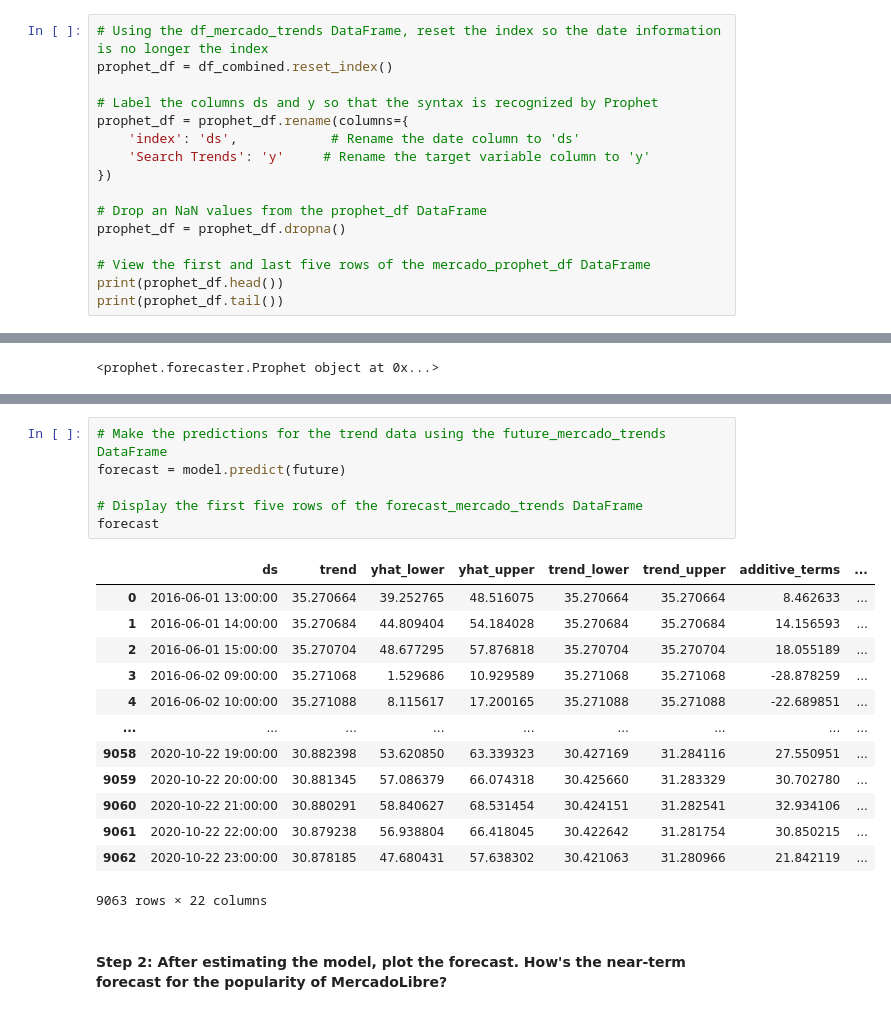
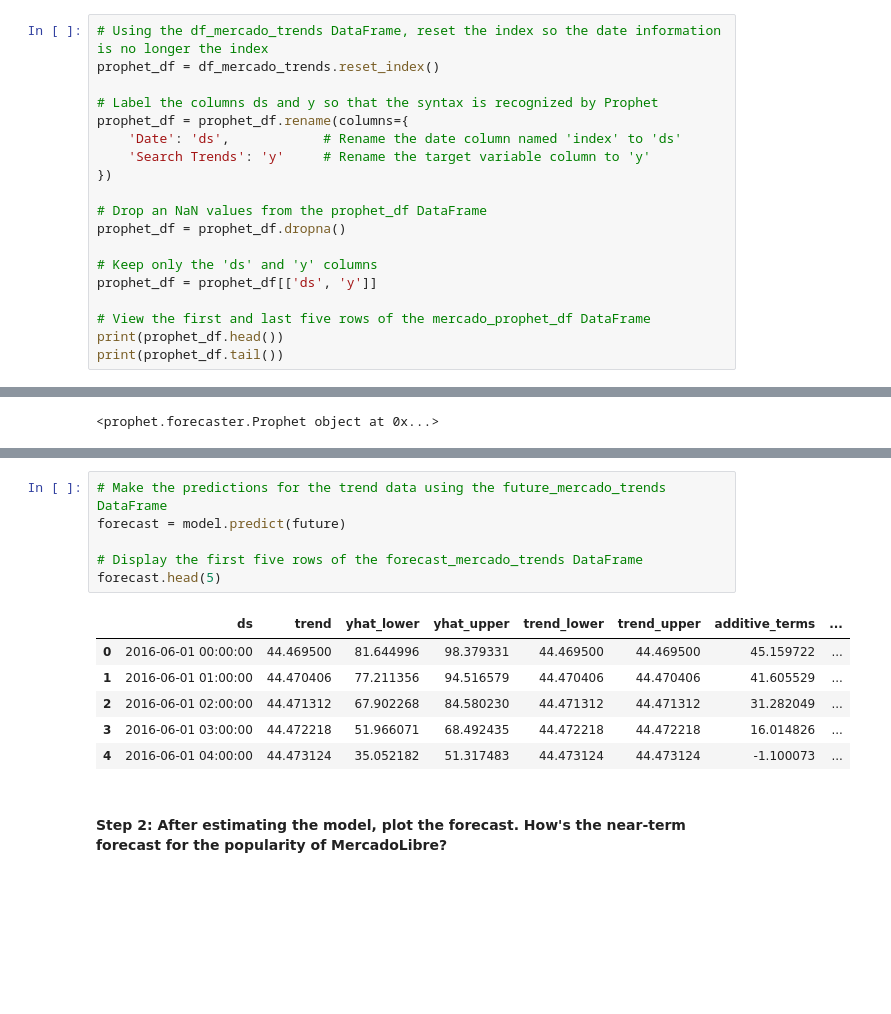
Before and after one commit to chadlbradford/prophet-challenge, a Jupyter notebook: forecasting_net_prophet.ipynb, the cells around one changed output, grey strips where cells are left out. Saved outputs shown, nothing was run; the diff lists cells and outputs as text; blank space fills up the shorter version.

```diff
--- a/forecasting_net_prophet.ipynb
+++ b/forecasting_net_prophet.ipynb
@@ -524,16 +546,19 @@ Now, you need to produce a time series model that analyzes and forecasts pattern
 # %%
 # Using the df_mercado_trends DataFrame, reset the index so the date information is no longer the index
-prophet_df = df_combined.reset_index()
+prophet_df = df_mercado_trends.reset_index()
 
 # Label the columns ds and y so that the syntax is recognized by Prophet
 prophet_df = prophet_df.rename(columns={
-    'index': 'ds',            # Rename the date column to 'ds'
+    'Date': 'ds',            # Rename the date column named 'index' to 'ds'
     'Search Trends': 'y'     # Rename the target variable column to 'y'
 })
 
 # Drop an NaN values from the prophet_df DataFrame
 prophet_df = prophet_df.dropna()
 
+# Keep only the 'ds' and 'y' columns
+prophet_df = prophet_df[['ds', 'y']]
+
 # View the first and last five rows of the mercado_prophet_df DataFrame
 print(prophet_df.head())
 print(prophet_df.tail())
@@ -588,23 +613,16 @@ print(future.tail())
 # %%
 # Make the predictions for the trend data using the future_mercado_trends DataFrame
 forecast = model.predict(future)
 
 # Display the first five rows of the forecast_mercado_trends DataFrame
-forecast
+forecast.head(5)
 # %% [output]
 |  | ds | trend | yhat_lower | yhat_upper | trend_lower | trend_upper | additive_terms | ... |
-| 0 | 2016-06-01 13:00:00 | 35.270664 | 39.252765 | 48.516075 | 35.270664 | 35.270664 | 8.462633 | ... |
-| 1 | 2016-06-01 14:00:00 | 35.270684 | 44.809404 | 54.184028 | 35.270684 | 35.270684 | 14.156593 | ... |
-| 2 | 2016-06-01 15:00:00 | 35.270704 | 48.677295 | 57.876818 | 35.270704 | 35.270704 | 18.055189 | ... |
-| 3 | 2016-06-02 09:00:00 | 35.271068 | 1.529686 | 10.929589 | 35.271068 | 35.271068 | -28.878259 | ... |
-| 4 | 2016-06-02 10:00:00 | 35.271088 | 8.115617 | 17.200165 | 35.271088 | 35.271088 | -22.689851 | ... |
-| ... | ... | ... | ... | ... | ... | ... | ... | ... |
-| 9058 | 2020-10-22 19:00:00 | 30.882398 | 53.620850 | 63.339323 | 30.427169 | 31.284116 | 27.550951 | ... |
-| 9059 | 2020-10-22 20:00:00 | 30.881345 | 57.086379 | 66.074318 | 30.425660 | 31.283329 | 30.702780 | ... |
-| 9060 | 2020-10-22 21:00:00 | 30.880291 | 58.840627 | 68.531454 | 30.424151 | 31.282541 | 32.934106 | ... |
-| 9061 | 2020-10-22 22:00:00 | 30.879238 | 56.938804 | 66.418045 | 30.422642 | 31.281754 | 30.850215 | ... |
-| 9062 | 2020-10-22 23:00:00 | 30.878185 | 47.680431 | 57.638302 | 30.421063 | 31.280966 | 21.842119 | ... |
+| 0 | 2016-06-01 00:00:00 | 44.469500 | 81.644996 | 98.379331 | 44.469500 | 44.469500 | 45.159722 | ... |
+| 1 | 2016-06-01 01:00:00 | 44.470406 | 77.211356 | 94.516579 | 44.470406 | 44.470406 | 41.605529 | ... |
+| 2 | 2016-06-01 02:00:00 | 44.471312 | 67.902268 | 84.580230 | 44.471312 | 44.471312 | 31.282049 | ... |
+| 3 | 2016-06-01 03:00:00 | 44.472218 | 51.966071 | 68.492435 | 44.472218 | 44.472218 | 16.014826 | ... |
+| 4 | 2016-06-01 04:00:00 | 44.473124 | 35.052182 | 51.317483 | 44.473124 | 44.473124 | -1.100073 | ... |
-9063 rows × 22 columns
 # %% [markdown]
 #### Step 2: After estimating the model, plot the forecast. How's the near-term forecast for the popularity of MercadoLibre?
 # %%
```
Also changed, not shown: parts of 17 cells of this notebook.
